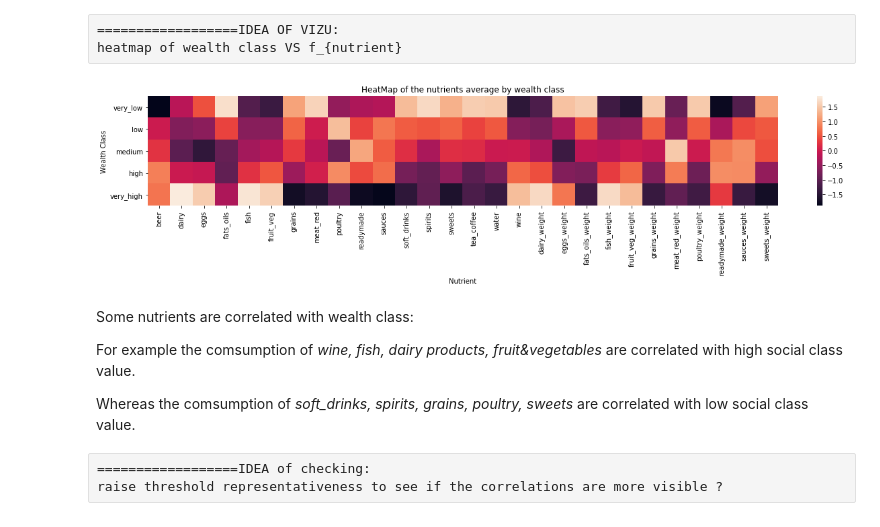
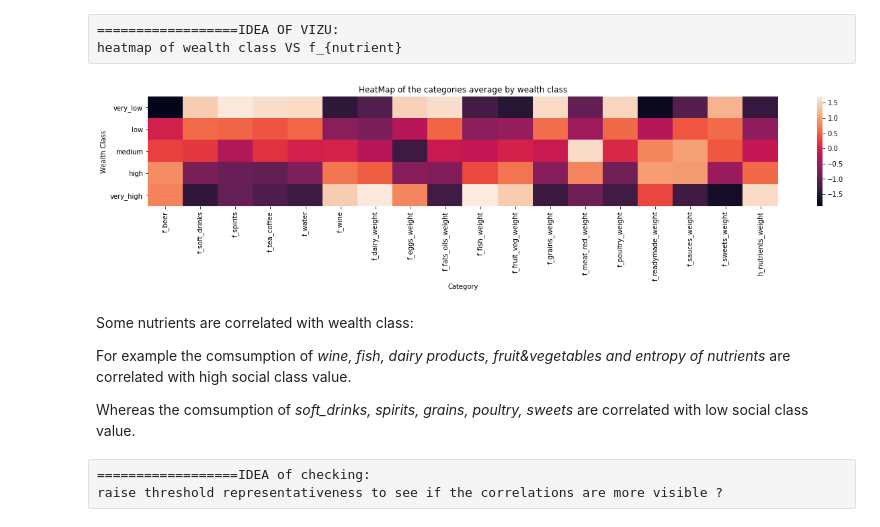
Before and after one commit to epfl-ada/ada-2020-project-milestone-p3-p3_adacadabra, a Jupyter notebook: extension.ipynb, the cells around one changed output. Drawn from its saved outputs; the diff is of its cells as text; code cells hidden in the pictures.

Commit message:
finished visualization and correlation and grey-map

```diff
--- a/extension.ipynb
+++ b/extension.ipynb
@@ -325,35 +327,35 @@ plt.plot
 ==================IDEA OF VIZU:
 heatmap of wealth class VS f_{nutrient}
 # %%
-#get nutrients names
-nutrients_names=[]
+#get categories names
+categories_names=[]
 for c in main_df.columns:
-    if c.startswith("f_") and "energy" not in c:
-        nutrients_names.append(c[2:])
-
+    if c.startswith("f_") and "energy" not in c and c+"_weight" not in main_df.columns:
+        categories_names.append(c)
+categories_names.append("h_nutrients_weight")
 #initialize the data
-grid=np.zeros((len(wealth_class_labels),len(nutrients_names)))
+grid=np.zeros((len(wealth_class_labels),len(categories_names)))
 
 #populate the grid
 for wcl_i,wcl in enumerate(wealth_class_labels):
     by_wcl=main_df[main_df.wealth_class==wcl_i]
-    for n_i,nutrient in enumerate(nutrients_names):
-        grid[wcl_i,n_i]=by_wcl["f_"+nutrient].mean()
+    for n_i,category in enumerate(categories_names):
+        grid[wcl_i,n_i]=by_wcl[category].mean()
 
 #standarize by nutrient, otherwise -> ew! =(
 grid=(grid-grid.mean(axis=0))/grid.std(axis=0)
 #TODO -> explain better, legend the heatmap
 
 plt.subplots(figsize=(21, 3))
-ax=sns.heatmap(grid,xticklabels=nutrients_names, yticklabels=wealth_class_labels)
-ax.set(ylabel='Wealth Class', xlabel='Nutrient',title="HeatMap of the nutrients average by wealth class")
+ax=sns.heatmap(grid,xticklabels=categories_names, yticklabels=wealth_class_labels)
+ax.set(ylabel='Wealth Class', xlabel='Category',title="HeatMap of the categories average by wealth class")
 plt.show()
 # %% [output]
-[figure, old version]
+[figure, new version]
 # %% [markdown]
 Some nutrients are correlated with wealth class:
 
-For example the comsumption of _wine, fish, dairy products, fruit&vegetables_ are correlated with high social class value.
+For example the comsumption of _wine, fish, dairy products, fruit&vegetables and entropy of nutrients_ are correlated with high social class value.
 
 Whereas the comsumption of _soft_drinks, spirits, grains, poultry, sweets_ are correlated with low social class value.
 # %% [raw]
```
Also changed, not shown: parts of 17 cells of this notebook.
